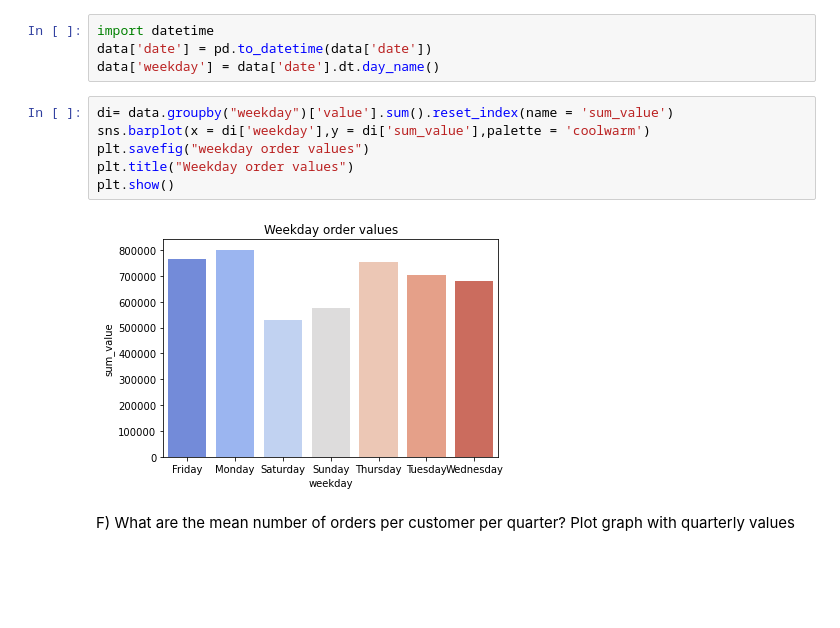
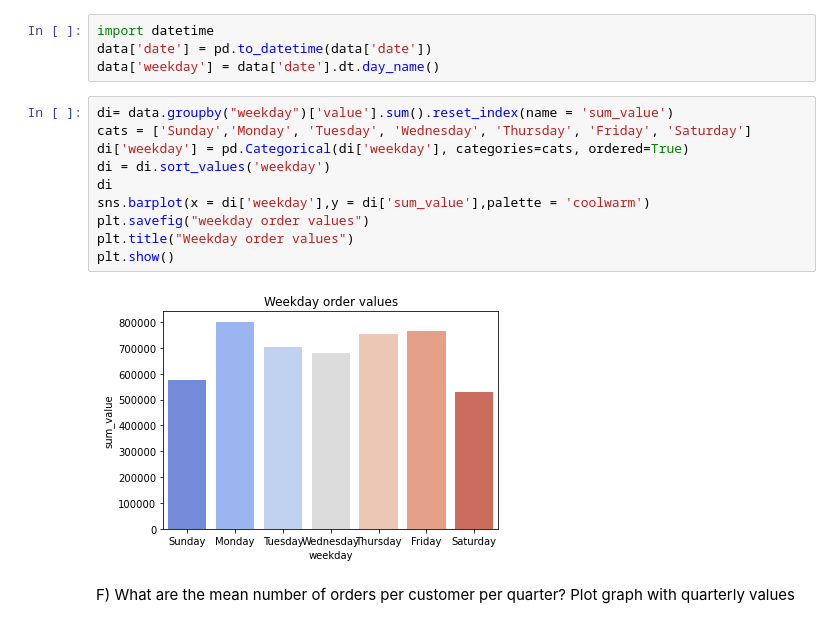
Before and after one commit to priyaljain04/Klaviyo-Assignment, a Jupyter notebook: Priyal Jain priyal.jain.0494@gmail.com (1).ipynb, the cells around one changed output. Cells and saved outputs as stored; diff of their text form; blank space fills up the shorter version.

```diff
--- a/Priyal Jain priyal.jain.0494@gmail.com (1).ipynb
+++ b/Priyal Jain priyal.jain.0494@gmail.com (1).ipynb
@@ -99,12 +99,16 @@ data['date'] = pd.to_datetime(data['date'])
 data['weekday'] = data['date'].dt.day_name()
 # %%
 di= data.groupby("weekday")['value'].sum().reset_index(name = 'sum_value')
+cats = ['Sunday','Monday', 'Tuesday', 'Wednesday', 'Thursday', 'Friday', 'Saturday']
+di['weekday'] = pd.Categorical(di['weekday'], categories=cats, ordered=True)
+di = di.sort_values('weekday')
+di
 sns.barplot(x = di['weekday'],y = di['sum_value'],palette = 'coolwarm')
 plt.savefig("weekday order values")
 plt.title("Weekday order values")
 plt.show()
 # %% [output]
-[figure, old version]
+[figure, new version]
 # %% [markdown]
 F) What are the mean number of orders per customer per quarter? Plot graph with quarterly values
 # %%
```
